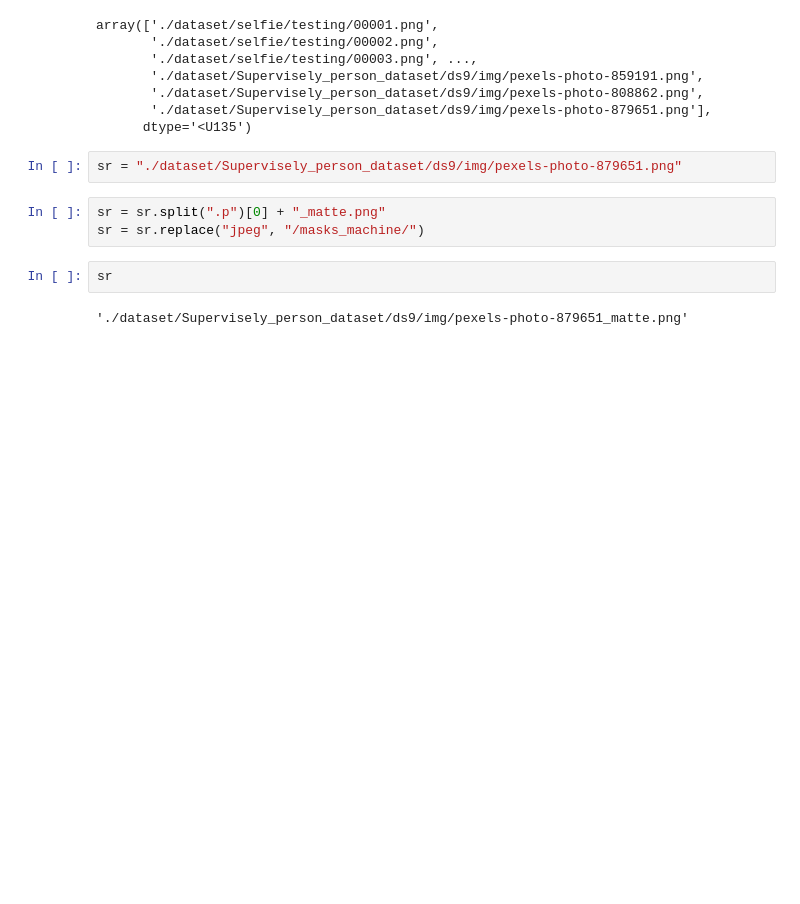
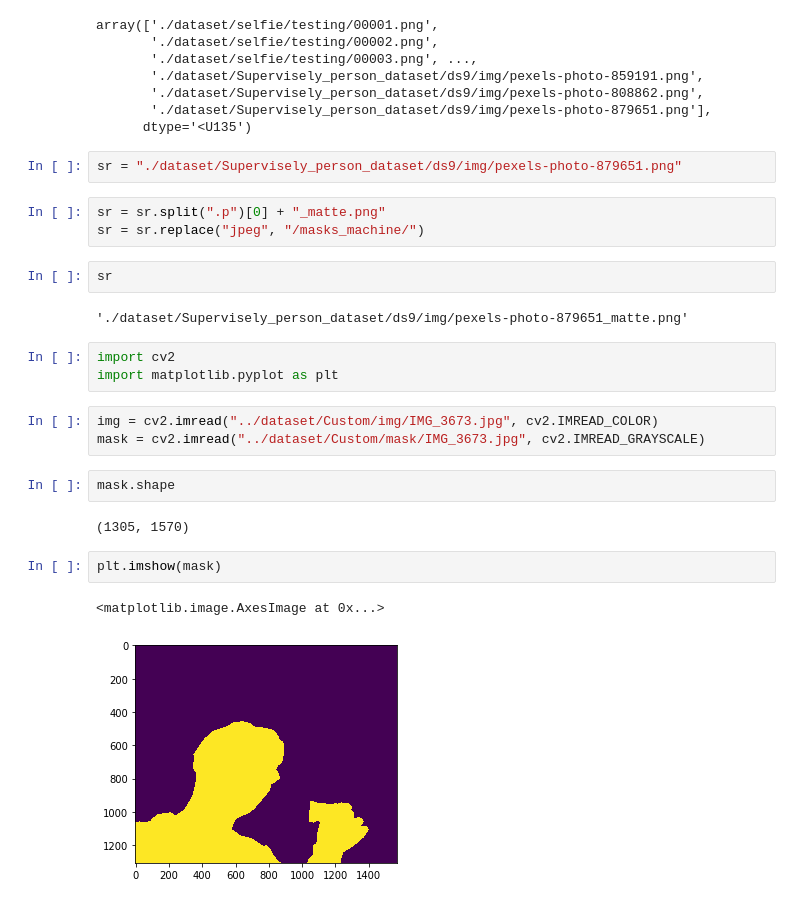
Before and after one commit to minus31/Portrait-segmentation, a Jupyter notebook: notebooks/preparation dataset.ipynb, the cells around one changed output. Drawn from its saved outputs; the diff is of its cells as text; blank space fills up the shorter version.

```diff
--- a/notebooks/preparation dataset.ipynb
+++ b/notebooks/preparation dataset.ipynb
@@ -228,3 +228,18 @@ sr = sr.replace("jpeg", "/masks_machine/")
 sr
 # %% [output]
 './dataset/Supervisely_person_dataset/ds9/img/pexels-photo-879651_matte.png'
+# %%
+import cv2
+import matplotlib.pyplot as plt
+# %%
+img = cv2.imread("../dataset/Custom/img/IMG_3673.jpg", cv2.IMREAD_COLOR)
+mask = cv2.imread("../dataset/Custom/mask/IMG_3673.jpg", cv2.IMREAD_GRAYSCALE)
+# %%
+mask.shape
+# %% [output]
+(1305, 1570)
+# %%
+plt.imshow(mask)
+# %% [output]
+<matplotlib.image.AxesImage at 0x...>
+[figure, added]
```
Also changed, not shown: 9 other files.
